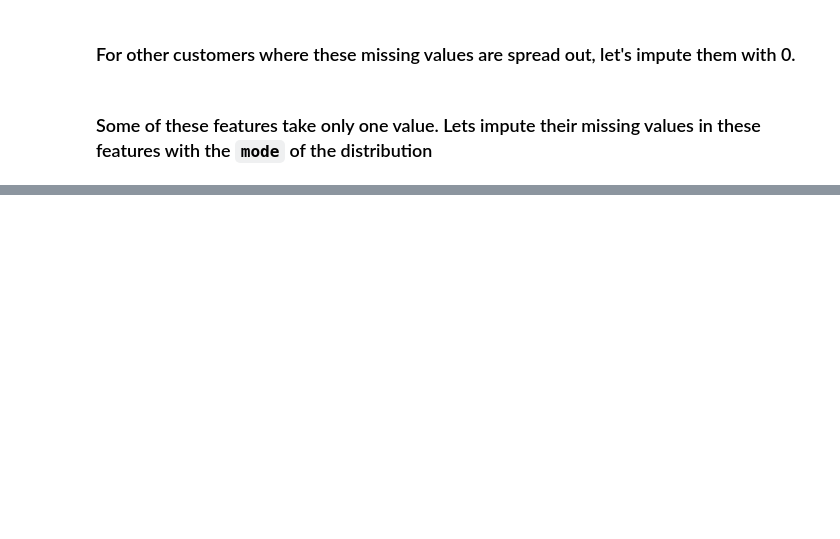
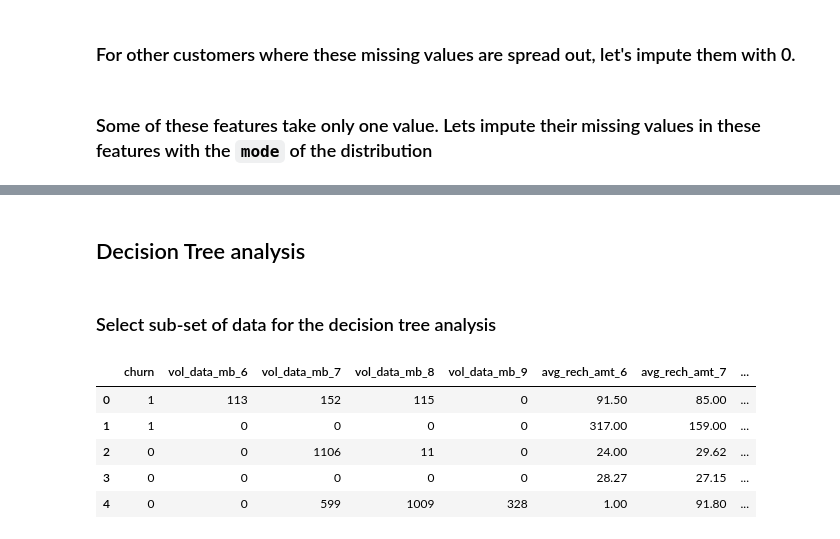
Before and after one commit to abhi18av/telecom_churn, a Jupyter notebook: MachineLearning2/telecomchurn/notebooks/Submission.ipynb, the cells around one changed output, grey strips where cells are left out. Saved outputs shown, nothing was run; the diff lists cells and outputs as text; code cells hidden in the pictures; blank space fills up the shorter version.

```diff
--- a/MachineLearning2/telecomchurn/notebooks/Submission.ipynb
+++ b/MachineLearning2/telecomchurn/notebooks/Submission.ipynb
@@ -367,0 +810,26 @@ for c in col:
+# %% [markdown]
+## Decision Tree analysis
+# %% [markdown]
+### Select sub-set of data for the decision tree analysis
+# %%
+decision_tree_df = hv_users[['churn',
+                            'vol_data_mb_6',
+                            'vol_data_mb_7',
+                            'vol_data_mb_8',
+                            'vol_data_mb_9',
+                            'avg_rech_amt_6',
+                            'avg_rech_amt_7',
+                            'avg_rech_amt_8',
+                            'avg_rech_amt_9',
+                            'total_rech_num_data_6',
+                            'total_rech_amt_data_6',
+                            'total_month_rech_6',
+                            ]]
+decision_tree_df.head()
+# %% [output]
+|  | churn | vol_data_mb_6 | vol_data_mb_7 | vol_data_mb_8 | vol_data_mb_9 | avg_rech_amt_6 | avg_rech_amt_7 | ... |
+| 0 | 1 | 113 | 152 | 115 | 0 | 91.50 | 85.00 | ... |
+| 1 | 1 | 0 | 0 | 0 | 0 | 317.00 | 159.00 | ... |
+| 2 | 0 | 0 | 1106 | 11 | 0 | 24.00 | 29.62 | ... |
+| 3 | 0 | 0 | 0 | 0 | 0 | 28.27 | 27.15 | ... |
+| 4 | 0 | 0 | 599 | 1009 | 328 | 1.00 | 91.80 | ... |
```
Also changed, not shown: parts of 63 cells of this notebook.
